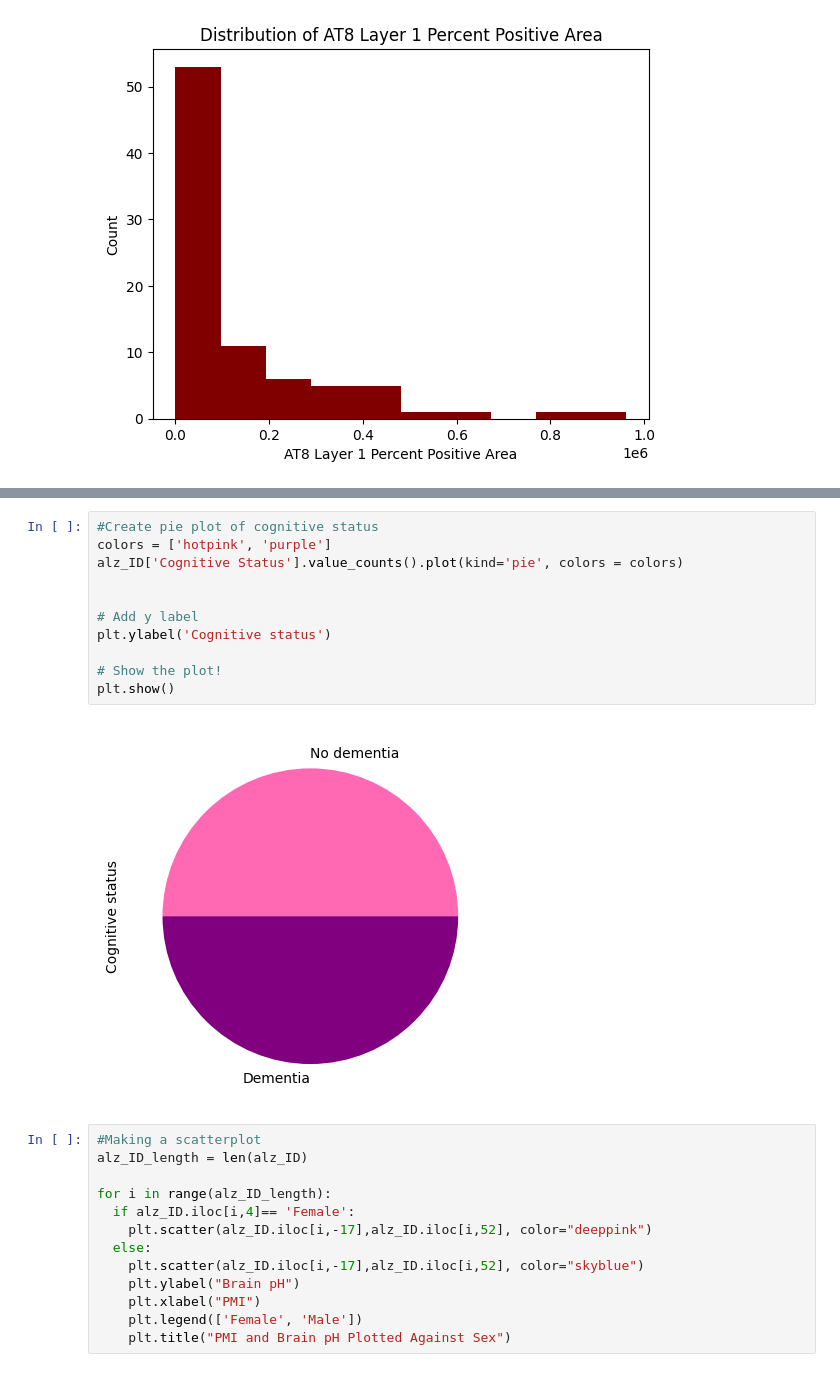
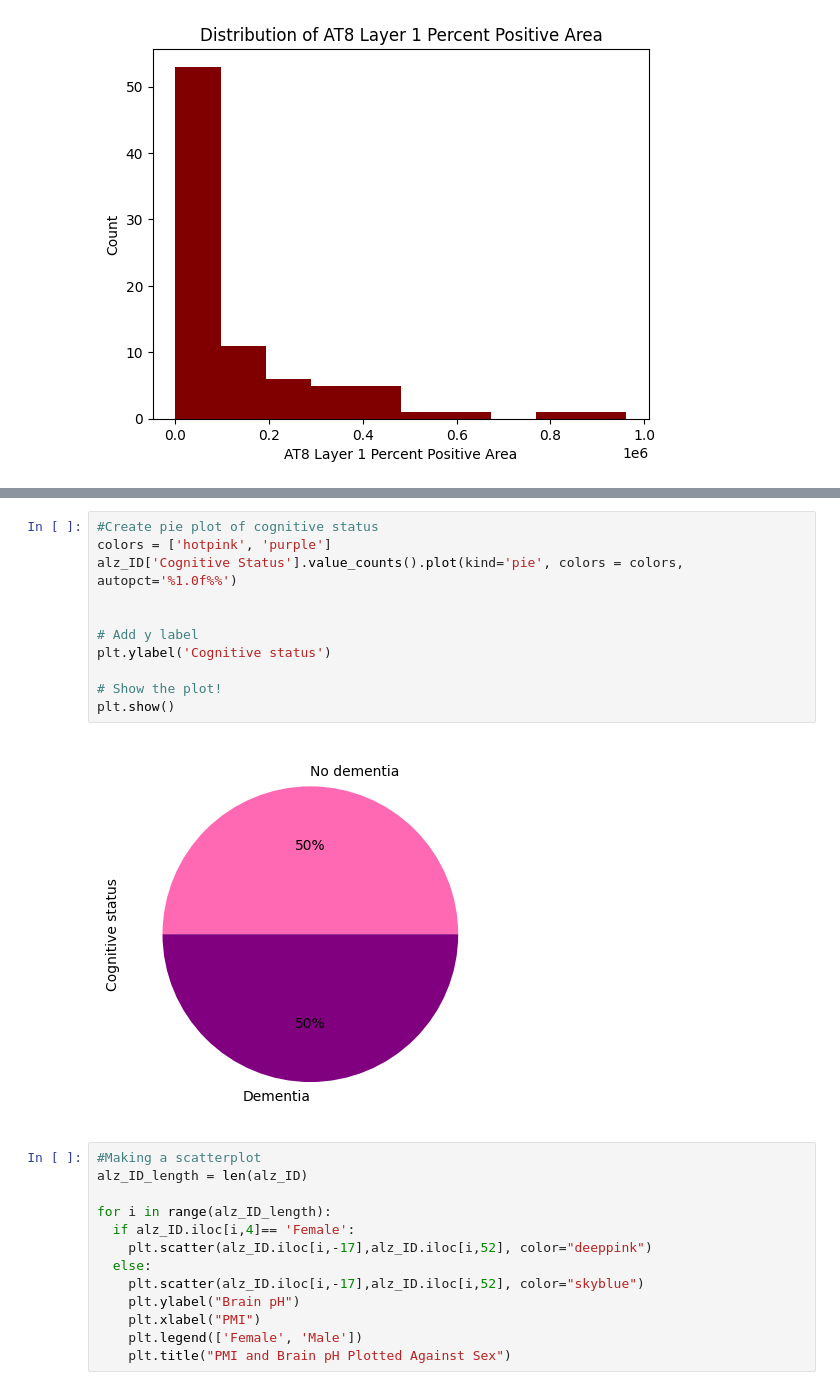
Before and after one commit to meghaninglis/Neural-Data, a Jupyter notebook: final_project_2023.ipynb, the cells around one changed output, grey strips where cells are left out. Cells and saved outputs as stored; diff of their text form.

```diff
--- a/final_project_2023.ipynb
+++ b/final_project_2023.ipynb
@@ -74,16 +74,16 @@ plt.show()
 # %%
 #Create pie plot of cognitive status
 colors = ['hotpink', 'purple']
-alz_ID['Cognitive Status'].value_counts().plot(kind='pie', colors = colors)
+alz_ID['Cognitive Status'].value_counts().plot(kind='pie', colors = colors, autopct='%1.0f%%')
 
 
 # Add y label
 plt.ylabel('Cognitive status')
 
 # Show the plot!
 plt.show()
 # %% [output]
-[figure, old version]
+[figure, new version]
 # %%
 #Making a scatterplot
 alz_ID_length = len(alz_ID)
```
Also changed, not shown: parts of 4 cells of this notebook.
